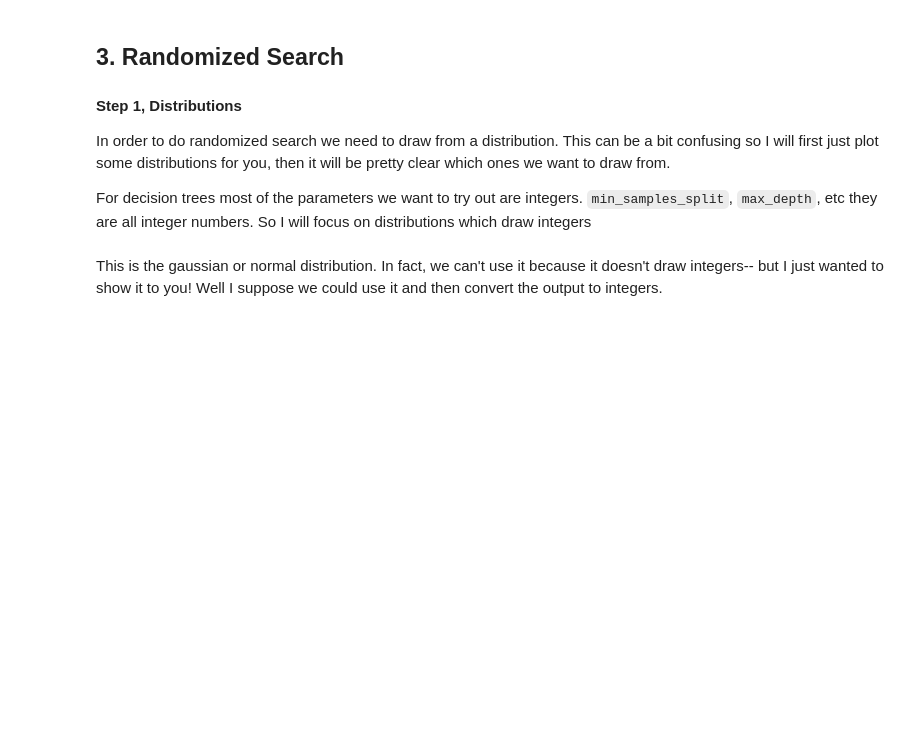
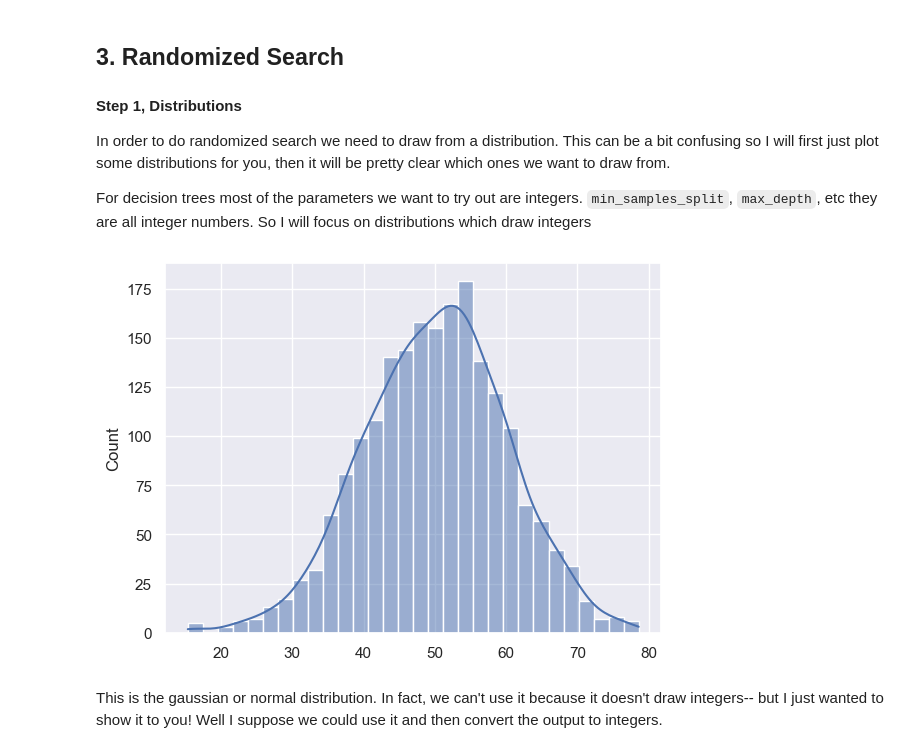
Before and after one commit to fan-yang-md/codingnomads, a Jupyter notebook: data-science-machine-learning-main/notebooks/07_Decision_Trees_Cross_Validation.ipynb, the cells around one changed output. Saved outputs shown, nothing was run; the diff lists cells and outputs as text; code cells hidden in the pictures; blank space fills up the shorter version.

```diff
--- a/data-science-machine-learning-main/notebooks/07_Decision_Trees_Cross_Validation.ipynb
+++ b/data-science-machine-learning-main/notebooks/07_Decision_Trees_Cross_Validation.ipynb
@@ -278,5 +286,7 @@ import scipy
 # %%
-sns.histplot(scipy.stats.norm(5, scale=2).rvs(1000), kde=True);
+sns.histplot(scipy.stats.norm(50, scale=10).rvs(2000), kde=True);
+# %% [output]
+[figure, added]
 # %% [markdown]
 This is the gaussian or normal distribution.  In fact, we can't use it because it doesn't draw integers-- but I just wanted to show it to you! Well I suppose we could use it and then convert the output to integers.
 # %%
```
Also changed, not shown: parts of 34 cells of this notebook.
